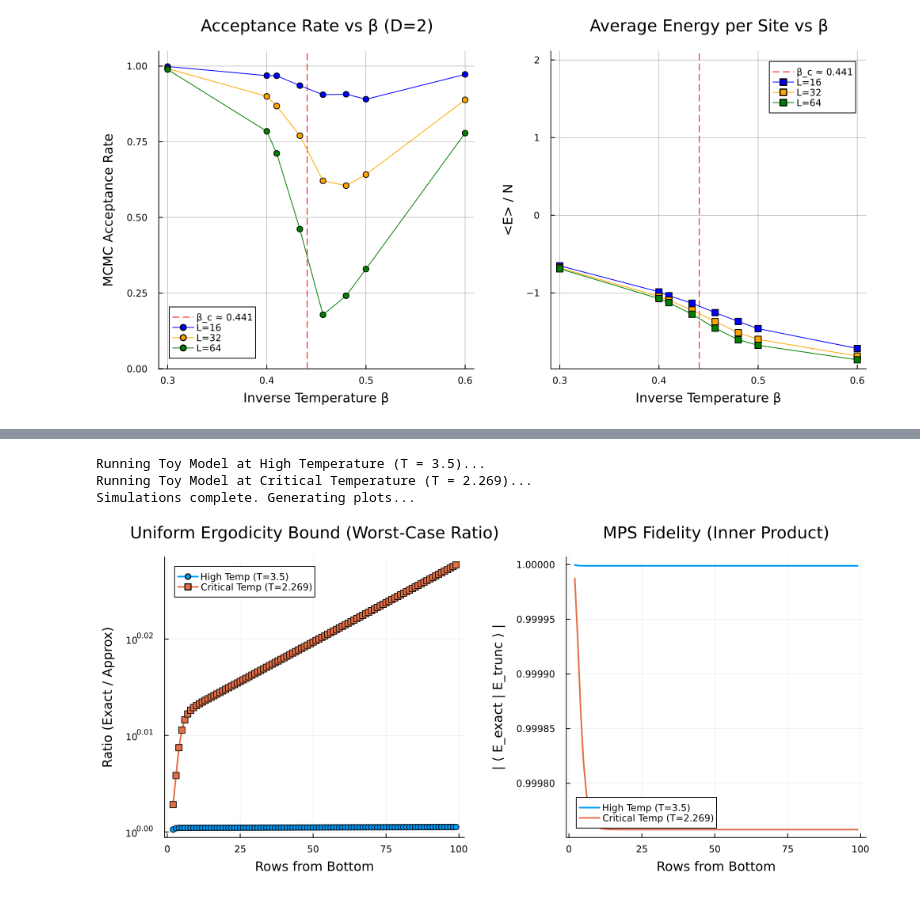
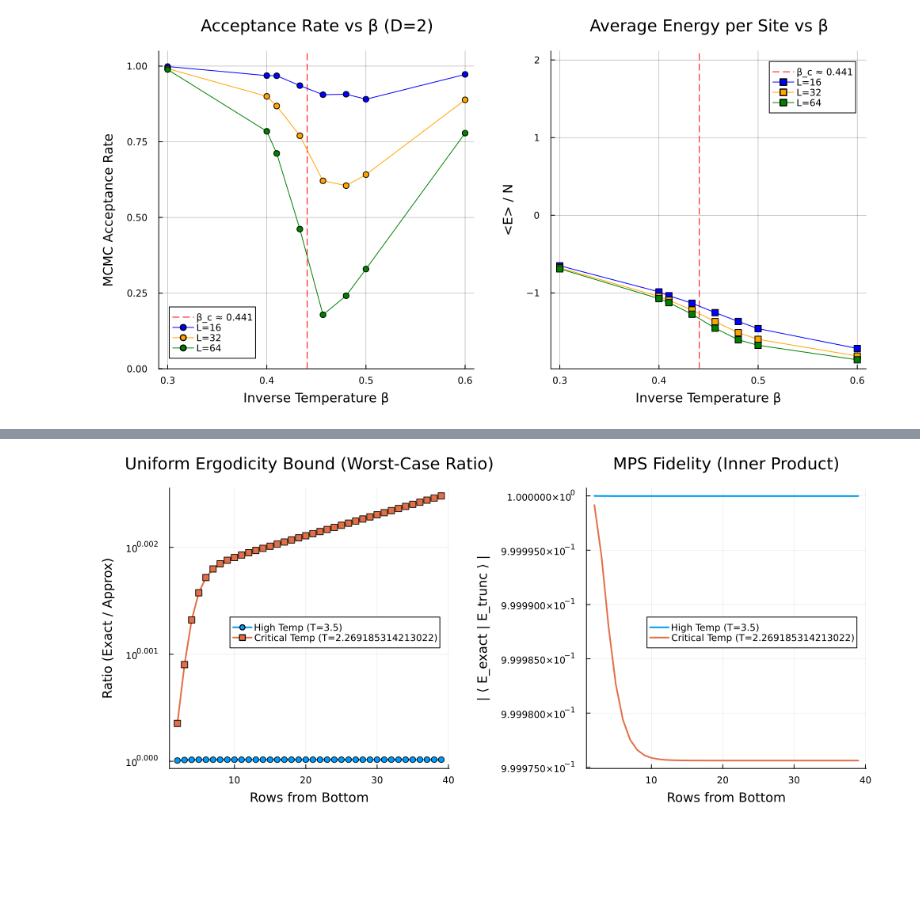
Before and after one commit to jmarquezol/QuantumMaster, a Jupyter notebook: internship_ICFO/jl/icfo_intern/simulation.ipynb, the cells around one changed output, grey strips where cells are left out. Saved outputs shown, nothing was run; the diff lists cells and outputs as text; code cells hidden in the pictures; blank space fills up the shorter version.

```diff
--- a/internship_ICFO/jl/icfo_intern/simulation.ipynb
+++ b/internship_ICFO/jl/icfo_intern/simulation.ipynb
@@ -245,54 +296,34 @@ run_toy_model_error_tracker (generic function with 1 method)
 # %%
-# Execute the Toy Model and Plot the Mengersen-Tweedie Bound
+Lx = 40
+D_bound = 3
+Ly = 8
 
-# 1. Set Simulation Parameters
-Lx = 100           # Length of the strip
-D_bound = 2       # Your TNMH truncation bond dimension
-
-# High Temperature (Disordered Phase)
+# High Temp (Disordered Phase)
 T_high = 3.5
 beta_high = 1.0 / T_high
 
-# Critical Temperature (Diverging Correlation Length)
-T_crit = 2.269
+# Critical Temp (diverging Correlation Length)
+T_crit = 2 / log(1 + sqrt(2))
 beta_crit = 1.0 / T_crit
 
-# 2. Run the Simulations
-println("Running Toy Model at High Temperature (T = $T_high)...")
-x_vals_high, fid_high, ratios_high = run_toy_model_error_tracker(Lx, beta_high, D_bound)
+# Run simulations
+x_vals_high, fid_high, ratios_high = run_error_tracker(Lx, beta_high, D_bound; Ly=Ly)
+x_vals_crit, fid_crit, ratios_crit = run_error_tracker(Lx, beta_crit, D_bound; Ly=Ly)
 
-println("Running Toy Model at Critical Temperature (T = $T_crit)...")
-x_vals_crit, fid_crit, ratios_crit = run_toy_model_error_tracker(Lx, beta_crit, D_bound)
+# Plotting
 
-# 3. Plotting the Results
-println("Simulations complete. Generating plots...")
-
-# Plot A: The Mengersen-Tweedie Worst-Case Ratio (The "C" Constant)
-# We use a log10 scale for the Y-axis because the error ratio can grow exponentially
-pA = plot(title="Uniform Ergodicity Bound (Worst-Case Ratio)",
-          xlabel="Rows from Bottom",
-          ylabel="Ratio (Exact / Approx)",
-          yscale=:log10,
-          legend=:topleft,
-          grid=true)
+# Left: The Mengersen-Tweedie Worst-Case Ratio ("C")
+pA = plot(title="Uniform Ergodicity Bound (Worst-Case Ratio)", xlabel="Rows from Bottom", ylabel="Ratio (Exact / Approx)", yscale=:log10, legend=:right, grid=true)
 
 plot!(pA, x_vals_high, ratios_high, label="High Temp (T=$T_high)", linewidth=2, marker=:circle)
 plot!(pA, x_vals_crit, ratios_crit, label="Critical Temp (T=$T_crit)", linewidth=2, marker=:square)
 
-# Plot B: Additive Error (Fidelity)
-pB = plot(title="MPS Fidelity (Inner Product)",
-          xlabel="Rows from Bottom",
-          ylabel="| ⟨ E_exact | E_trunc ⟩ |",
-          legend=:bottomleft,
-          grid=true)
+# Right: Additive Error (Fidelity)
+pB = plot(title="MPS Fidelity (Inner Product)", xlabel="Rows from Bottom", ylabel="| ⟨ E_exact | E_trunc ⟩ |", legend=:right, grid=true)
 
 plot!(pB, x_vals_high, fid_high, label="High Temp (T=$T_high)", linewidth=2)
 plot!(pB, x_vals_crit, fid_crit, label="Critical Temp (T=$T_crit)", linewidth=2)
 
-# Combine into a single figure side-by-side
 plot(pA, pB, layout=(1, 2), size=(1000, 450), margin=5Plots.mm)
 # %% [output]
-Running Toy Model at High Temperature (T = 3.5)...
-Running Toy Model at Critical Temperature (T = 2.269)...
-Simulations complete. Generating plots...
-[figure, old version]
+[figure, new version]
```
Also changed, not shown: parts of 17 cells of this notebook.
